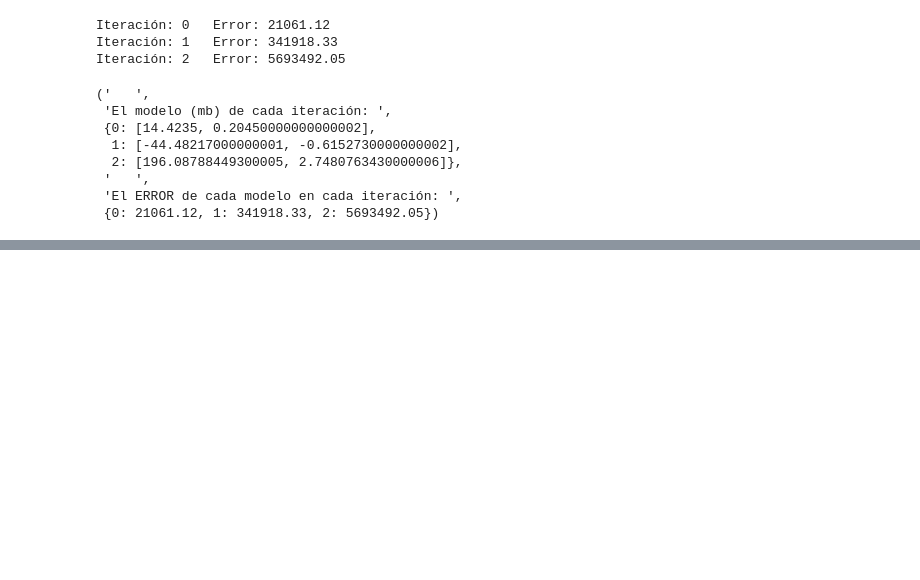
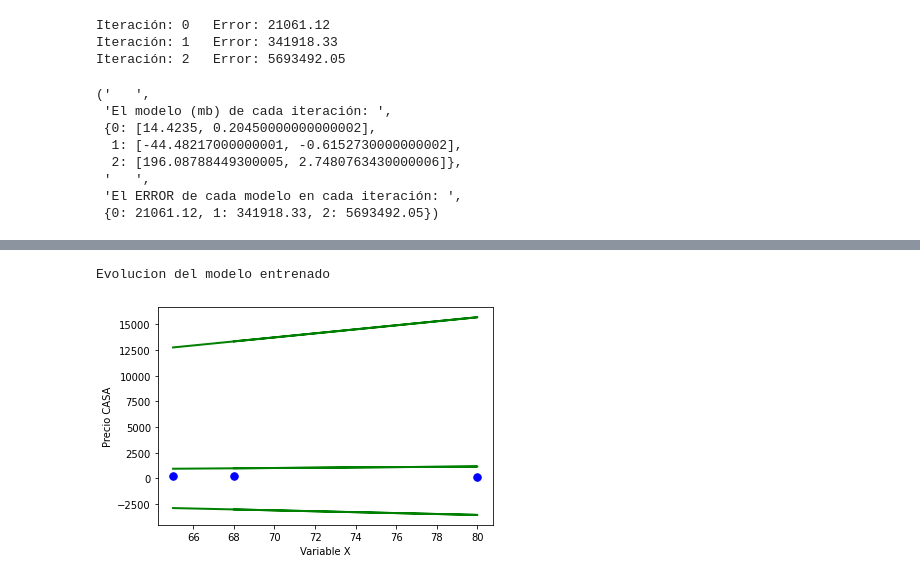
Before and after one commit to macde58/Proyecto-Final, a Jupyter notebook: Proyecto_Final_MAC.ipynb, the cells around one changed output, grey strips where cells are left out. Cells and saved outputs as stored; diff of their text form; code cells hidden in the pictures; blank space fills up the shorter version.

```diff
--- a/Proyecto_Final_MAC.ipynb
+++ b/Proyecto_Final_MAC.ipynb
@@ -407,0 +417,5 @@ Iteración: 2   Error: 5693492.05
+# %%
+graf_evolucion(excel_mod,1,x,y)
+# %% [output]
+Evolucion del modelo entrenado
+[figure, added]
```
Also changed, not shown: parts of 5 cells of this notebook.
